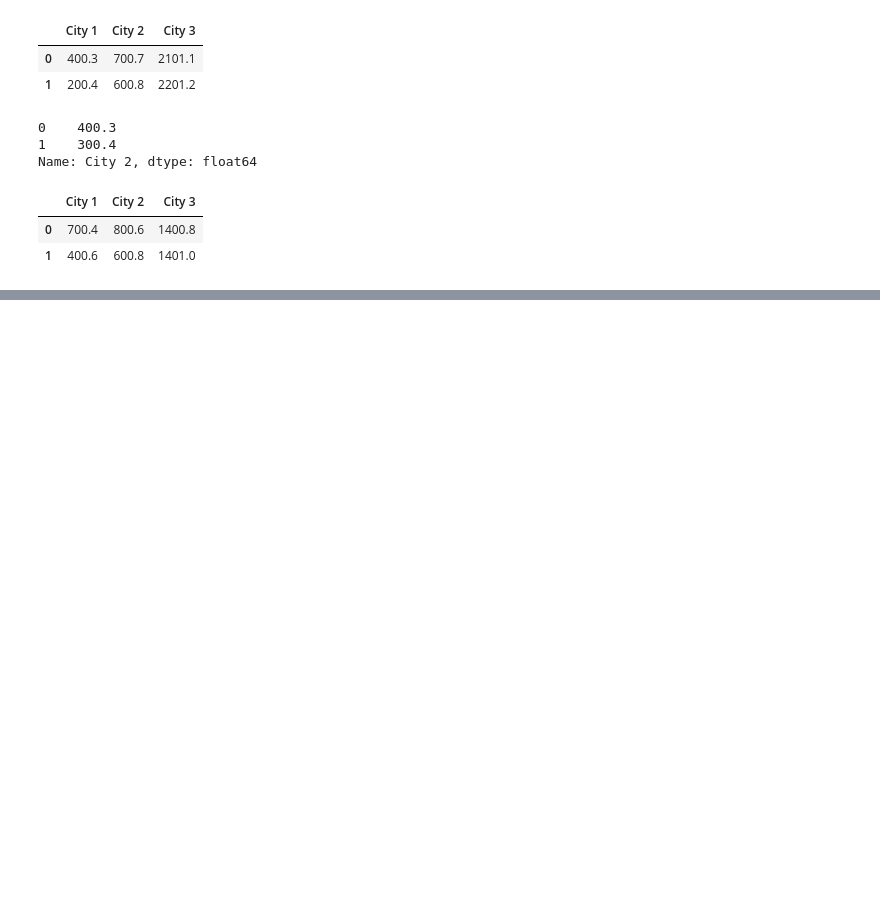
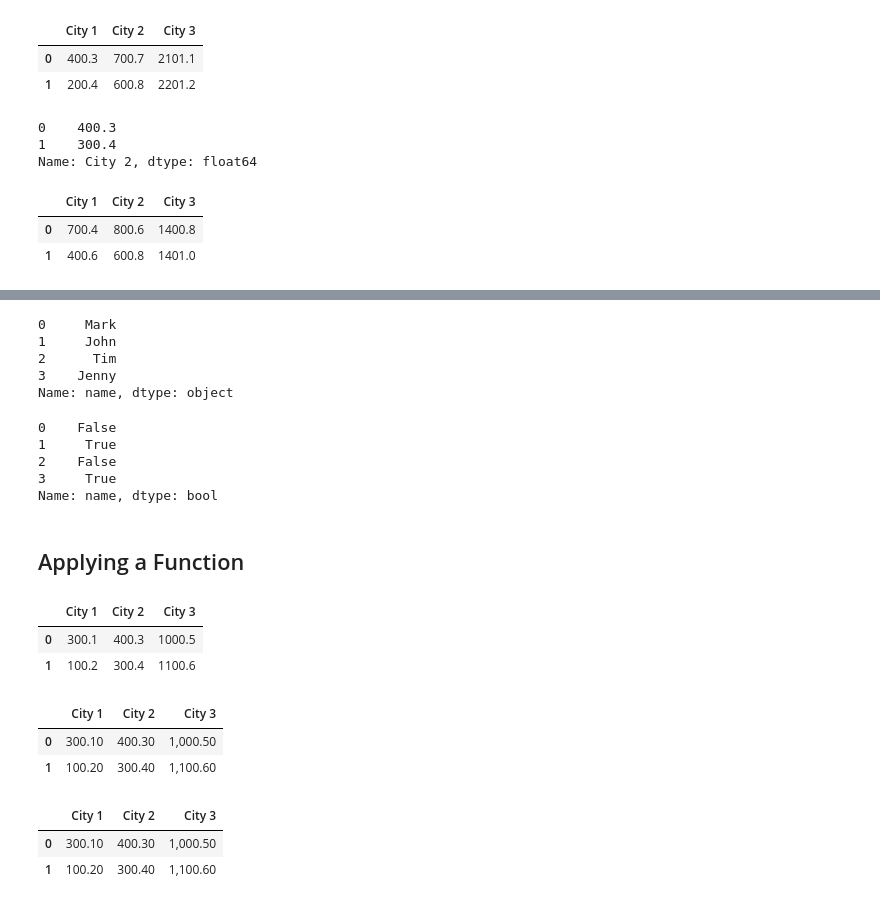
Before and after one commit to Elliot518/data-science, a Jupyter notebook: jupyter/excel/1_basic/df_basic_ops1.ipynb, the cells around one changed output, grey strips where cells are left out. Drawn from its saved outputs; the diff is of its cells as text; code cells hidden in the pictures; blank space fills up the shorter version.

```diff
--- a/jupyter/excel/1_basic/read_excel_to_df.ipynb
+++ b/jupyter/excel/1_basic/df_basic_ops1.ipynb
@@ -213,0 +226,50 @@ rainfall.add(rainfall.loc[:, "City 2"], axis=0)
+# %%
+# remove leading and trailing white space
+# and make all first letters capitalized
+users_cleaned = users.loc[:, "name"].str.strip().str.capitalize()
+users_cleaned
+# %% [output]
+0     Mark
+1     John
+2      Tim
+3    Jenny
+Name: name, dtype: object
+# %%
+# find all names that start with a "J"
+users_cleaned.str.startswith("J")
+# %% [output]
+0    False
+1     True
+2    False
+3     True
+Name: name, dtype: bool
+# %% [markdown]
+## Applying a Function
+# %%
+rainfall
+# %% [output]
+|  | City 1 | City 2 | City 3 |
+| 0 | 300.1 | 400.3 | 1000.5 |
+| 1 | 100.2 | 300.4 | 1100.6 |
+# %%
+#############################################################
+# DataFrames offer the applymap method, which
+# will apply a function to every individual element
+#############################################################
+def format_string(x):
+    return f"{x:,.2f}"
+
+# Note that we pass in the function without calling it,
+# i.e., format_string and not format_string()!
+rainfall.applymap(format_string)
+# %% [output]
+|  | City 1 | City 2 | City 3 |
+| 0 | 300.10 | 400.30 | 1,000.50 |
+| 1 | 100.20 | 300.40 | 1,100.60 |
+# %%
+# lambda expressions
+rainfall.applymap(lambda x: f"{x:,.2f}")
+# %% [output]
+|  | City 1 | City 2 | City 3 |
+| 0 | 300.10 | 400.30 | 1,000.50 |
+| 1 | 100.20 | 300.40 | 1,100.60 |
```
Also changed, not shown: parts of 4 cells of this notebook.
